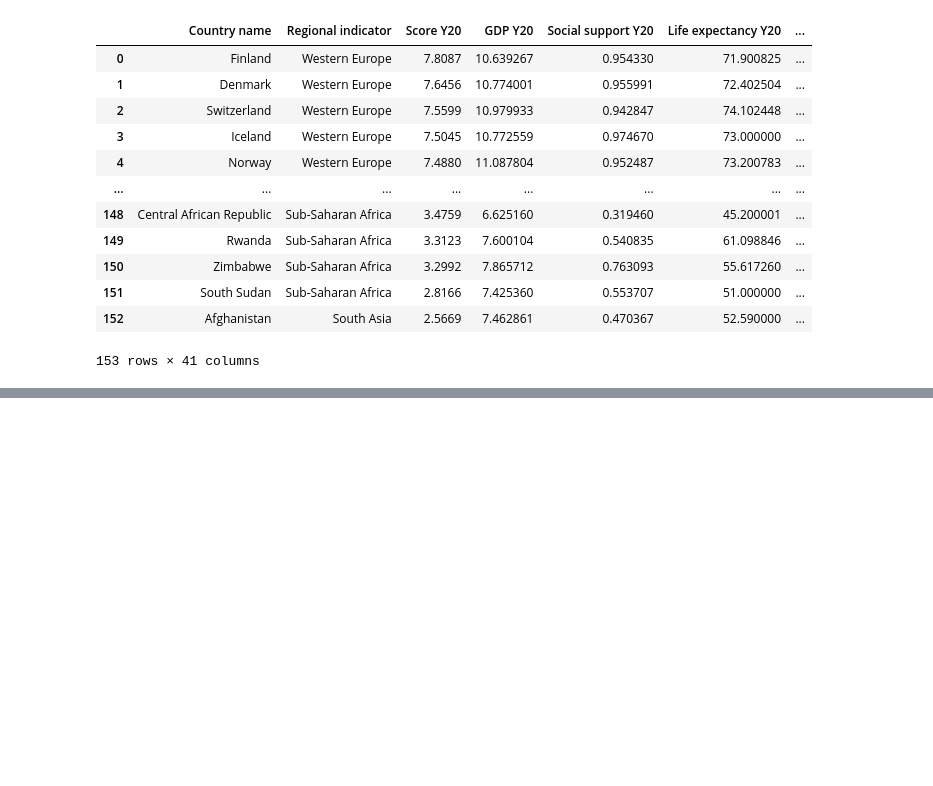
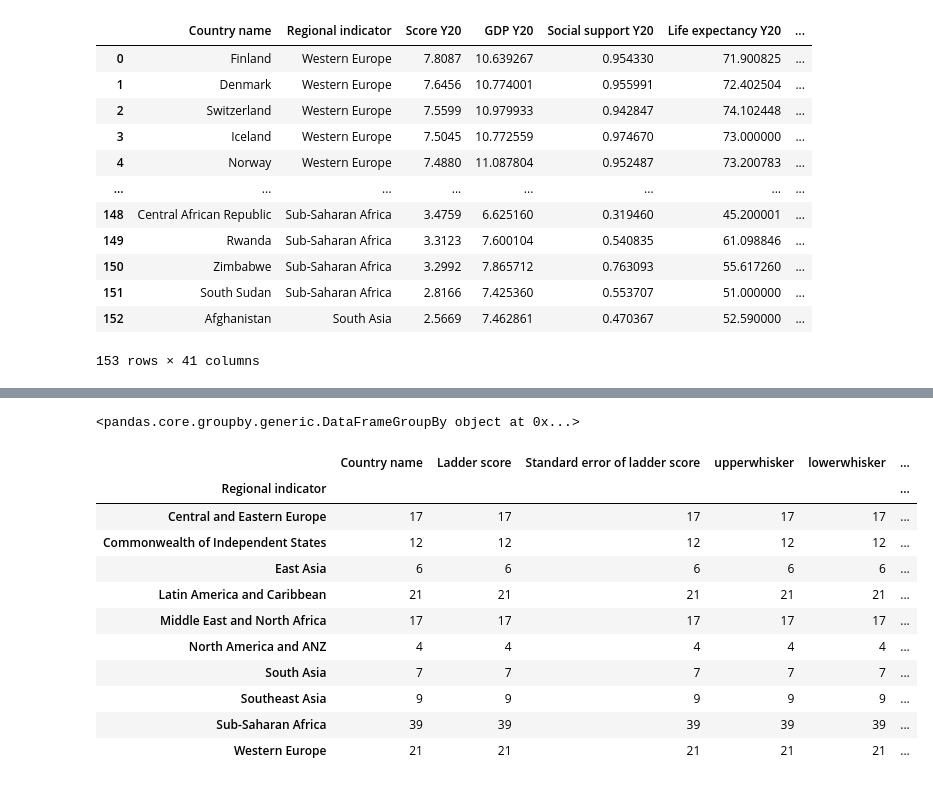
Before and after one commit to arvinseeva/TheHappyCo, a Jupyter notebook: HappynessScore.ipynb, the cells around one changed output, grey strips where cells are left out. Saved outputs shown, nothing was run; the diff lists cells and outputs as text; code cells hidden in the pictures; blank space fills up the shorter version.

```diff
--- a/HappynessScore.ipynb
+++ b/HappynessScore.ipynb
@@ -54,0 +98,20 @@ happy_df.to_csv(os.path.join('Data','TheHappyCo.csv'))
+# %%
+grouped_countries = line1_df.groupby("Regional indicator")
+print(grouped_countries)
+# %% [output]
+<pandas.core.groupby.generic.DataFrameGroupBy object at 0x...>
+# %%
+grouped_countries.count()
+# %% [output]
+|  | Country name | Ladder score | Standard error of ladder score | upperwhisker | lowerwhisker | ... |
+| Regional indicator |  |  |  |  |  | ... |
+| Central and Eastern Europe | 17 | 17 | 17 | 17 | 17 | ... |
+| Commonwealth of Independent States | 12 | 12 | 12 | 12 | 12 | ... |
+| East Asia | 6 | 6 | 6 | 6 | 6 | ... |
+| Latin America and Caribbean | 21 | 21 | 21 | 21 | 21 | ... |
+| Middle East and North Africa | 17 | 17 | 17 | 17 | 17 | ... |
+| North America and ANZ | 4 | 4 | 4 | 4 | 4 | ... |
+| South Asia | 7 | 7 | 7 | 7 | 7 | ... |
+| Southeast Asia | 9 | 9 | 9 | 9 | 9 | ... |
+| Sub-Saharan Africa | 39 | 39 | 39 | 39 | 39 | ... |
+| Western Europe | 21 | 21 | 21 | 21 | 21 | ... |
```
Also changed, not shown: parts of 14 cells of this notebook.
